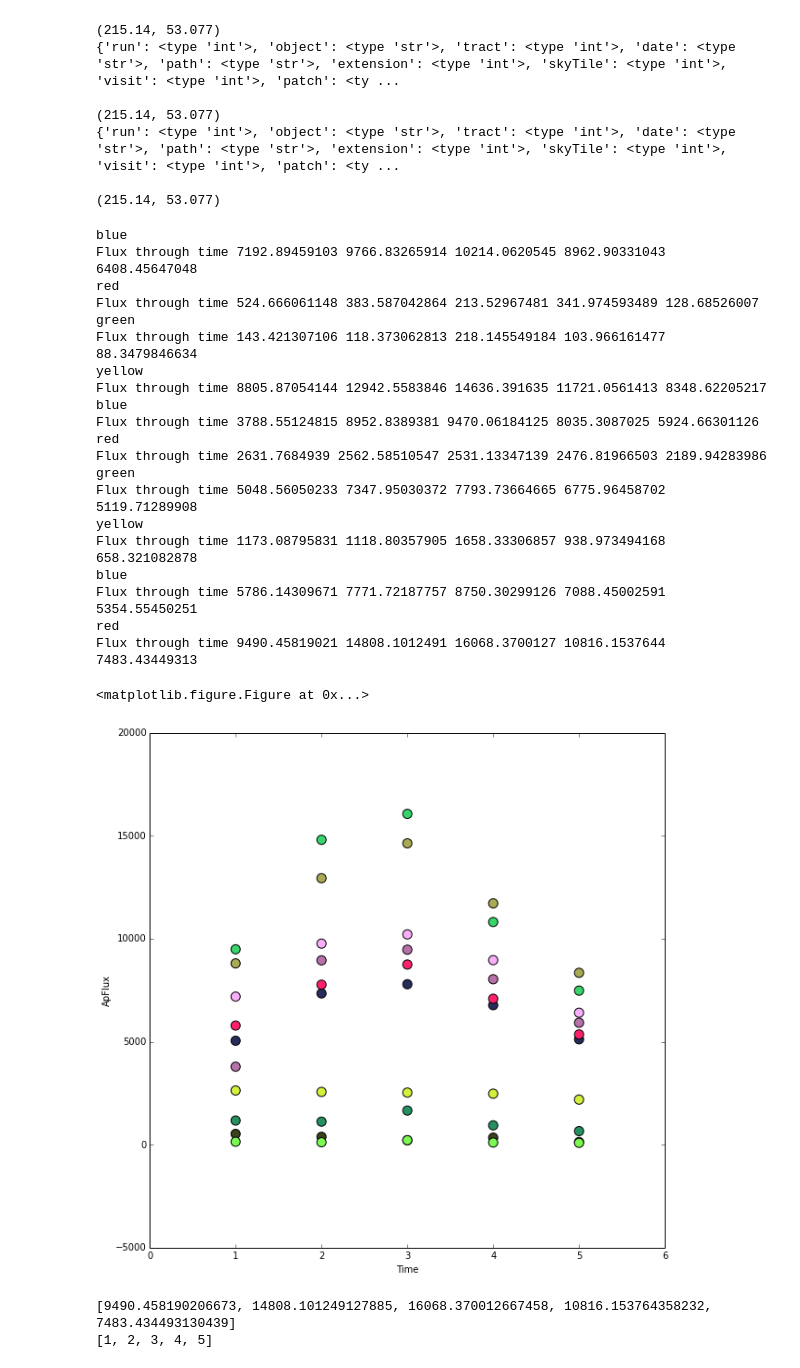
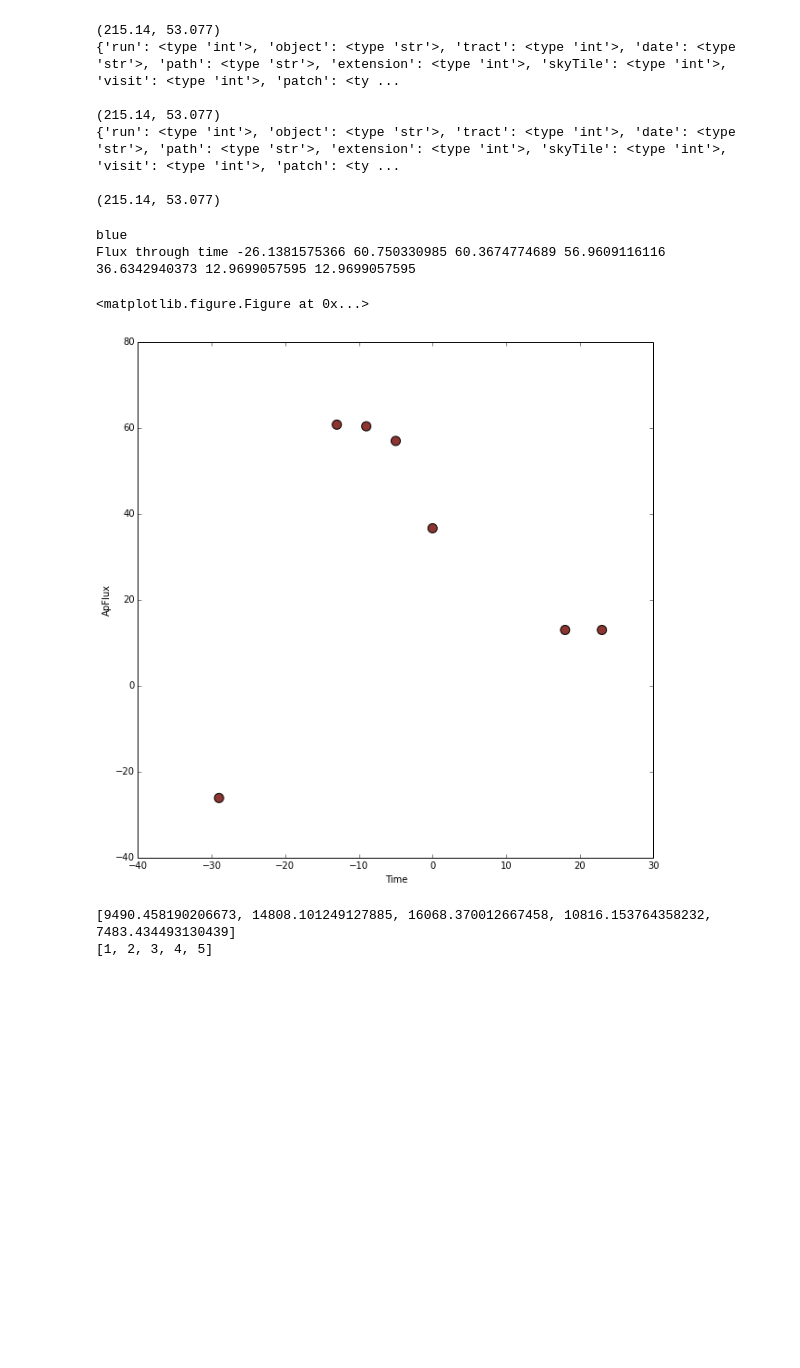
Before and after one commit to DominiqueFouchez/Subtraction_Notebooks, a Jupyter notebook: Sources Detection.ipynb, the cells around one changed output. Drawn from its saved outputs; the diff is of its cells as text; code cells hidden in the pictures; blank space fills up the shorter version.

Commit message:
images

```diff
--- a/Sources Detection.ipynb
+++ b/Sources Detection.ipynb
@@ -104,67 +155,54 @@ import numpy as np
 #print fluxInTime
 #print time
 
 ds9color = [ ds9.BLUE, ds9.RED, ds9.GREEN, ds9.YELLOW ]
 
 i = 0
-time = [1, 2, 3, 4, 5]
+time = [-29, -13, -9, -5, 0, 18, 23]
 fluxinTime = []
 plt.clf()
 fig, ax0 = plt.subplots(ncols=1, figsize=(10, 10))
 
-for source in coaddSources1:
-    match2 = FindMatchingSource(source, coaddSources2, 0.00001)
-    match3 = FindMatchingSource(source, coaddSources3, 0.00001)
-    match4 = FindMatchingSource(source, coaddSources4, 0.00001)
-    match5 = FindMatchingSource(source, coaddSources5, 0.00001)
+for source in coaddSources:
+    matchM4 = FindMatchingSource(source, coaddSourcesM4, 0.00001)
+    matchM3 = FindMatchingSource(source, coaddSourcesM3, 0.00001)
+    matchM2 = FindMatchingSource(source, coaddSourcesM2, 0.00001)
+    matchM1 = FindMatchingSource(source, coaddSourcesM1, 0.00001)
+    matchP1 = FindMatchingSource(source, coaddSourcesP1, 0.00001)
+    matchP2 = FindMatchingSource(source, coaddSourcesP2, 0.00001)
 
 
 
-    if match2 is not None and match3 is not None and match4 is not None and match5 is not None:
 
-        ds9.dot("o", source.getX()-35900, source.getY()-7900, frame=1, size = 50, ctype = ds9color[i%4])
-        ds9.dot("o", match2.getX()-35900, match2.getY()-7900, frame=2, size = 50, ctype = ds9color[i%4])
-        ds9.dot("o", match3.getX()-35900, match3.getY()-7900, frame=3, size = 50, ctype = ds9color[i%4])
-        ds9.dot("o", match4.getX()-35900, match4.getY()-7900, frame=4, size = 50, ctype = ds9color[i%4])
-        ds9.dot("o", match5.getX()-35900, match5.getY()-7900, frame=5, size = 50, ctype = ds9color[i%4])
+    if matchM4 is not None and matchM3 is not None and matchM2 is not None and matchM1 is not None and matchP1 is not None and matchP2 is not None and matchM1.getApFlux() > 0:
 
-        fluxInTime = [source.getApFlux(), match2.getApFlux(), match3.getApFlux(), match4.getApFlux(), match5.getApFlux()]
+        ds9.dot("o", matchM4.getX()-32900, matchM4.getY()-14900, frame=1, size = 50, ctype = ds9color[i%4])
+        ds9.dot("o", matchM3.getX()-32900, matchM3.getY()-14900, frame=2, size = 50, ctype = ds9color[i%4])
+        ds9.dot("o", matchM2.getX()-32900, matchM2.getY()-14900, frame=3, size = 50, ctype = ds9color[i%4])
+        ds9.dot("o", matchM1.getX()-32900, matchM1.getY()-14900, frame=4, size = 50, ctype = ds9color[i%4])
+        ds9.dot("o", source.getX()-32900, source.getY()-14900, frame=5, size = 50, ctype = ds9color[i%4])
+        ds9.dot("o", matchP1.getX()-32900, matchP1.getY()-14900, frame=6, size = 50, ctype = ds9color[i%4])
+        ds9.dot("o", matchP2.getX()-32900, matchP2.getY()-14900, frame=7, size = 50, ctype = ds9color[i%4])
+
+        fluxInTime = [matchM4.getApFlux(),matchM3.getApFlux(),matchM2.getApFlux(),matchM1.getApFlux(), source.getApFlux(), matchP1.getApFlux(), matchP2.getApFlux()]
         print ds9color[i%4]
-        print "Flux through time", str(source.getApFlux()), str(match2.getApFlux()), str(match3.getApFlux()), str(match4.getApFlux()), str(match5.getApFlux())
+        print "Flux through time", str(matchM4.getApFlux()), str(matchM3.getApFlux()), str(matchM2.getApFlux()), str(matchM1.getApFlux()),  str(source.getApFlux()), str(matchP1.getApFlux()) ,str(matchP2.getApFlux())
         i+=1
 
 
         color = np.random.random(10)
         ax0.scatter(time, fluxInTime, c=color, s=100)
         #ax0.set_xlim([0.,5.])
         #ax0.set_ylim([0.,200.])
         ax0.set_xlabel("Time")
         ax0.set_ylabel("ApFlux")
 
 plt.show()
 # %% [output]
 blue
-Flux through time 7192.89459103 9766.83265914 10214.0620545 8962.90331043 6408.45647048
-red
-Flux through time 524.666061148 383.587042864 213.52967481 341.974593489 128.68526007
-green
-Flux through time 143.421307106 118.373062813 218.145549184 103.966161477 88.3479846634
-yellow
-Flux through time 8805.87054144 12942.5583846 14636.391635 11721.0561413 8348.62205217
-blue
-Flux through time 3788.55124815 8952.8389381 9470.06184125 8035.3087025 5924.66301126
-red
-Flux through time 2631.7684939 2562.58510547 2531.13347139 2476.81966503 2189.94283986
-green
-Flux through time 5048.56050233 7347.95030372 7793.73664665 6775.96458702 5119.71289908
-yellow
-Flux through time 1173.08795831 1118.80357905 1658.33306857 938.973494168 658.321082878
-blue
-Flux through time 5786.14309671 7771.72187757 8750.30299126 7088.45002591 5354.55450251
-red
-Flux through time 9490.45819021 14808.1012491 16068.3700127 10816.1537644 7483.43449313
+Flux through time -26.1381575366 60.750330985 60.3674774689 56.9609116116 36.6342940373 12.9699057595 12.9699057595
 <matplotlib.figure.Figure at 0x...>
-[figure, old version]
+[figure, new version]
 # %%
 # %% [output]
 [9490.458190206673, 14808.101249127885, 16068.370012667458, 10816.153764358232, 7483.434493130439]
```
Also changed, not shown: parts of 5 cells of this notebook, 5 other files.
